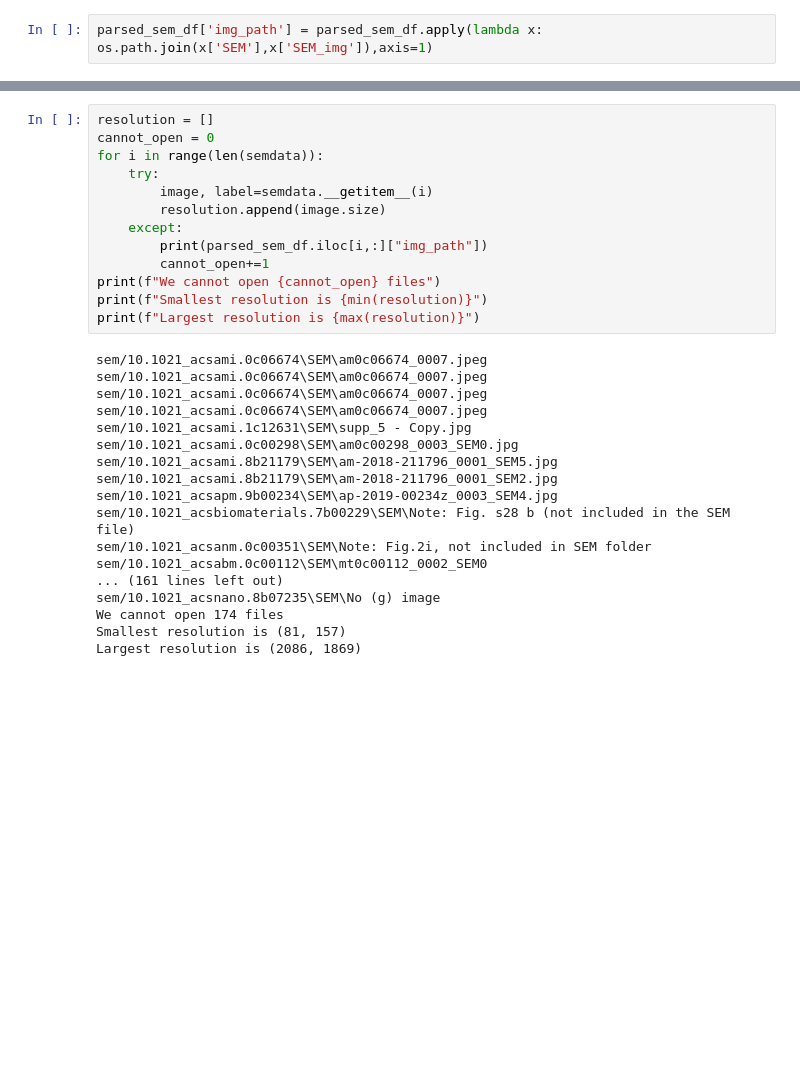
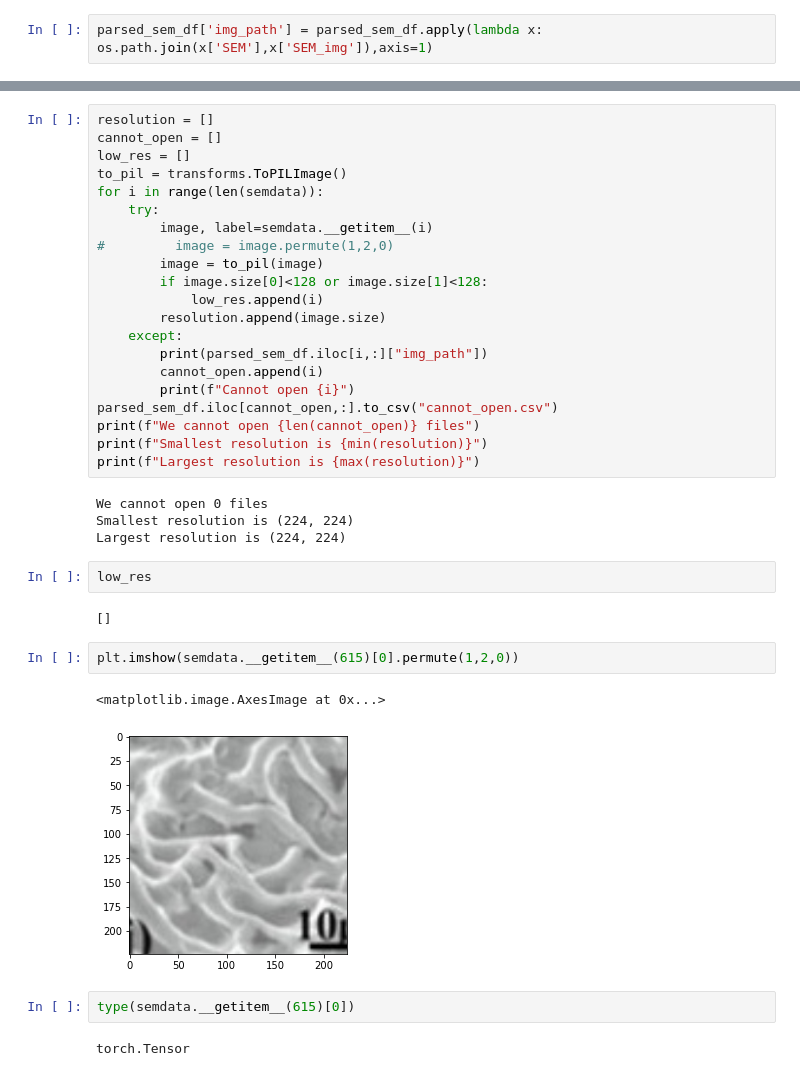
Before and after one commit to brandonho667/sempro-model, a Jupyter notebook: SEM data.ipynb, the cells around one changed output, grey strips where cells are left out. Drawn from its saved outputs; the diff is of its cells as text; blank space fills up the shorter version.

```diff
--- a/SEM data.ipynb
+++ b/SEM data.ipynb
@@ -237,31 +287,38 @@ Length: 818
 # %%
 resolution = []
-cannot_open = 0
+cannot_open = []
+low_res = []
+to_pil = transforms.ToPILImage()
 for i in range(len(semdata)):
     try:
         image, label=semdata.__getitem__(i)
+#         image = image.permute(1,2,0)
+        image = to_pil(image)
+        if image.size[0]<128 or image.size[1]<128:
+            low_res.append(i)
         resolution.append(image.size)
     except:
         print(parsed_sem_df.iloc[i,:]["img_path"])
-        cannot_open+=1
-print(f"We cannot open {cannot_open} files")
+        cannot_open.append(i)
+        print(f"Cannot open {i}")
+parsed_sem_df.iloc[cannot_open,:].to_csv("cannot_open.csv")
+print(f"We cannot open {len(cannot_open)} files")
 print(f"Smallest resolution is {min(resolution)}")
 print(f"Largest resolution is {max(resolution)}")
 # %% [output]
-sem/10.1021_acsami.0c06674\SEM\am0c06674_0007.jpeg
-sem/10.1021_acsami.0c06674\SEM\am0c06674_0007.jpeg
-sem/10.1021_acsami.0c06674\SEM\am0c06674_0007.jpeg
-sem/10.1021_acsami.0c06674\SEM\am0c06674_0007.jpeg
-sem/10.1021_acsami.1c12631\SEM\supp_5 - Copy.jpg
-sem/10.1021_acsami.0c00298\SEM\am0c00298_0003_SEM0.jpg
-sem/10.1021_acsami.8b21179\SEM\am-2018-211796_0001_SEM5.jpg
-sem/10.1021_acsami.8b21179\SEM\am-2018-211796_0001_SEM2.jpg
-sem/10.1021_acsapm.9b00234\SEM\ap-2019-00234z_0003_SEM4.jpg
-sem/10.1021_acsbiomaterials.7b00229\SEM\Note: Fig. s28 b (not included in the SEM file)
-sem/10.1021_acsanm.0c00351\SEM\Note: Fig.2i, not included in SEM folder
-sem/10.1021_acsabm.0c00112\SEM\mt0c00112_0002_SEM0
-... (161 lines left out)
-sem/10.1021_acsnano.8b07235\SEM\No (g) image
-We cannot open 174 files
-Smallest resolution is (81, 157)
-Largest resolution is (2086, 1869)
+We cannot open 0 files
+Smallest resolution is (224, 224)
+Largest resolution is (224, 224)
+# %%
+low_res
+# %% [output]
+[]
+# %%
+plt.imshow(semdata.__getitem__(615)[0].permute(1,2,0))
+# %% [output]
+<matplotlib.image.AxesImage at 0x...>
+[figure, added]
+# %%
+type(semdata.__getitem__(615)[0])
+# %% [output]
+torch.Tensor
```
Also changed, not shown: parts of 29 cells of this notebook.
